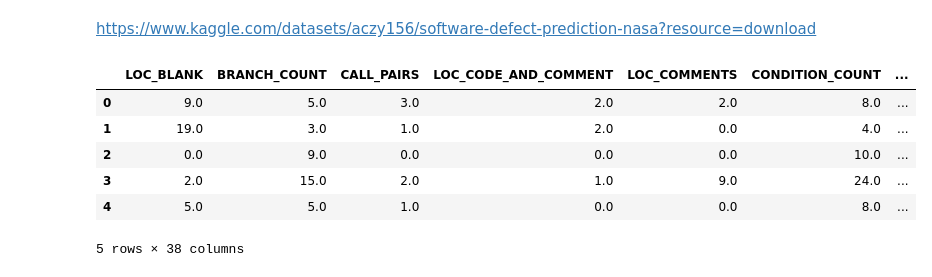
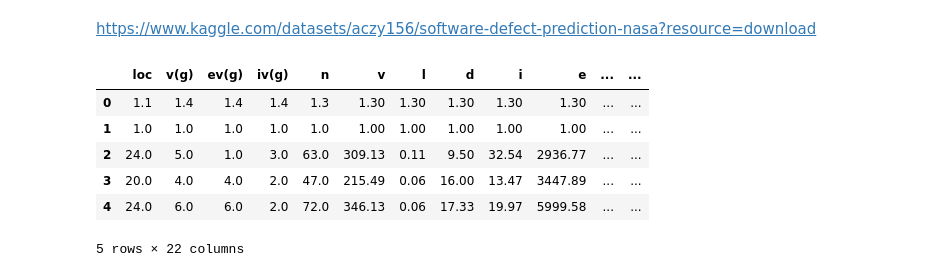
Before and after one commit to alvaldes/pred-err, a Jupyter notebook: Class Balance/cm1.ipynb, the cells around one changed output. Saved outputs shown, nothing was run; the diff lists cells and outputs as text; code cells hidden in the pictures.

```diff
--- a/Class Balance/cm1.ipynb
+++ b/Class Balance/cm1.ipynb
@@ -3,23 +3,23 @@ https://www.kaggle.com/datasets/aczy156/software-defect-prediction-nasa?resource
 # %%
 import pandas as pd
 from scipy.io import arff
 
 # Load the ARFF file
-data, meta = arff.loadarff('CM1.arff')
+data, meta = arff.loadarff('CM1(1).arff')
 
 # Convert the record array to a pandas DataFrame
 df = pd.DataFrame(data)
 
 # Decode byte strings in object columns (if necessary)
 for col in df.select_dtypes(include=['object']).columns:
     df[col] = df[col].str.decode('utf-8')
 
 df.head()
 # %% [output]
-|  | LOC_BLANK | BRANCH_COUNT | CALL_PAIRS | LOC_CODE_AND_COMMENT | LOC_COMMENTS | CONDITION_COUNT | ... |
-| 0 | 9.0 | 5.0 | 3.0 | 2.0 | 2.0 | 8.0 | ... |
-| 1 | 19.0 | 3.0 | 1.0 | 2.0 | 0.0 | 4.0 | ... |
-| 2 | 0.0 | 9.0 | 0.0 | 0.0 | 0.0 | 10.0 | ... |
-| 3 | 2.0 | 15.0 | 2.0 | 1.0 | 9.0 | 24.0 | ... |
-| 4 | 5.0 | 5.0 | 1.0 | 0.0 | 0.0 | 8.0 | ... |
+|  | loc | v(g) | ev(g) | iv(g) | n | v | l | d | i | e | ... | ... |
+| 0 | 1.1 | 1.4 | 1.4 | 1.4 | 1.3 | 1.30 | 1.30 | 1.30 | 1.30 | 1.30 | ... | ... |
+| 1 | 1.0 | 1.0 | 1.0 | 1.0 | 1.0 | 1.00 | 1.00 | 1.00 | 1.00 | 1.00 | ... | ... |
+| 2 | 24.0 | 5.0 | 1.0 | 3.0 | 63.0 | 309.13 | 0.11 | 9.50 | 32.54 | 2936.77 | ... | ... |
+| 3 | 20.0 | 4.0 | 4.0 | 2.0 | 47.0 | 215.49 | 0.06 | 16.00 | 13.47 | 3447.89 | ... | ... |
+| 4 | 24.0 | 6.0 | 6.0 | 2.0 | 72.0 | 346.13 | 0.06 | 17.33 | 19.97 | 5999.58 | ... | ... |
-5 rows × 38 columns
+5 rows × 22 columns
```
Also changed, not shown: parts of 7 cells of this notebook, 6 other files.
